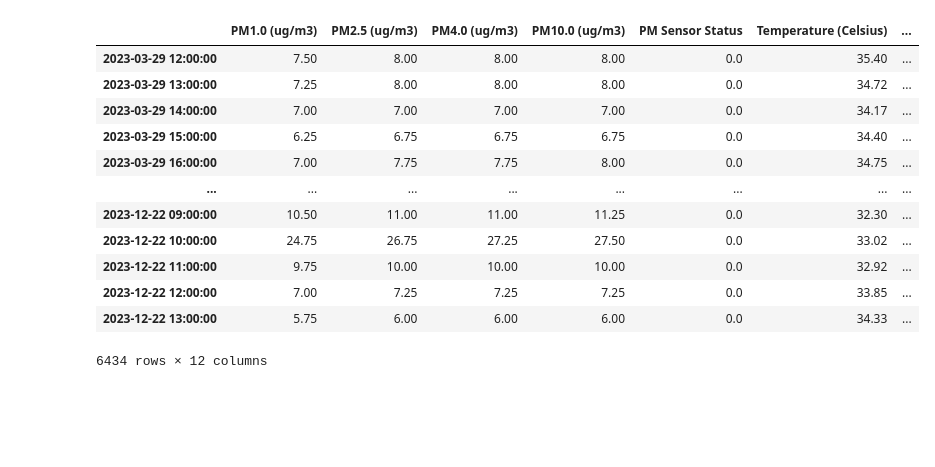
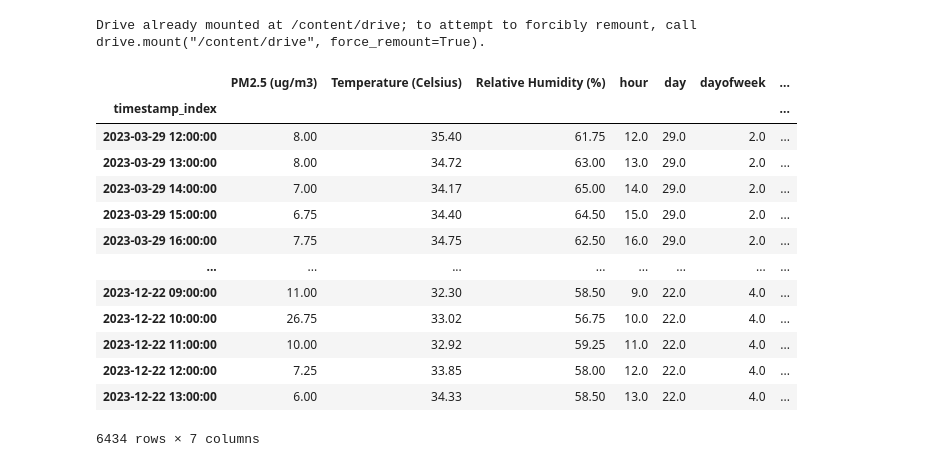
Before and after one commit to IshanBhanuka/FYP-DeepLearningmodel-for-PM2.5, a Jupyter notebook: randomforest.ipynb, the cells around one changed output. Drawn from its saved outputs; the diff is of its cells as text; code cells hidden in the pictures; blank space fills up the shorter version.

Commit message:
Edited using Colaboratory

```diff
--- a/randomforest.ipynb
+++ b/randomforest.ipynb
@@ -1,25 +1,31 @@
 # %% [markdown]
 <a href="https://colab.research.google.com/github/IshanBhanuka/FYP-DeepLearningmodel-for-PM2.5/blob/main/randomforest.ipynb" target="_parent"><img src="https://colab.research.google.com/assets/colab-badge.svg" alt="Open In Colab"/></a>
+# %%
+from google.colab import drive
+drive.mount('/content/drive')
+# %% [output]
+Drive already mounted at /content/drive; to attempt to forcibly remount, call drive.mount("/content/drive", force_remount=True).
 # %%
 import pandas as pd
 import matplotlib.pyplot as plt
 # %%
-data=pd.read_csv('/home/Galle.csv',parse_dates=['timestamp_index'],index_col=['timestamp_index'])
-data.index = pd.DatetimeIndex(data.index.values, freq='H')
+data=pd.read_csv('/content/drive/MyDrive/EE405 Undergraduate Project I_Group 11/E18324/Data/new_outliers/Galle.csv',parse_dates=['timestamp_index'],index_col='timestamp_index')
+#data.index = pd.DatetimeIndex(data.index.values, freq='H')
 Length=len(data)
-
+data = data.drop(['PM1.0 (ug/m3)', 'PM4.0 (ug/m3)', 'PM10.0 (ug/m3)','PM Sensor Status','Device Status'],axis=1)
 data
 # %% [output]
-|  | PM1.0 (ug/m3) | PM2.5 (ug/m3) | PM4.0 (ug/m3) | PM10.0 (ug/m3) | PM Sensor Status | Temperature (Celsius) | ... |
-| 2023-03-29 12:00:00 | 7.50 | 8.00 | 8.00 | 8.00 | 0.0 | 35.40 | ... |
-| 2023-03-29 13:00:00 | 7.25 | 8.00 | 8.00 | 8.00 | 0.0 | 34.72 | ... |
-| 2023-03-29 14:00:00 | 7.00 | 7.00 | 7.00 | 7.00 | 0.0 | 34.17 | ... |
-| 2023-03-29 15:00:00 | 6.25 | 6.75 | 6.75 | 6.75 | 0.0 | 34.40 | ... |
-| 2023-03-29 16:00:00 | 7.00 | 7.75 | 7.75 | 8.00 | 0.0 | 34.75 | ... |
+|  | PM2.5 (ug/m3) | Temperature (Celsius) | Relative Humidity (%) | hour | day | dayofweek | ... |
+| timestamp_index |  |  |  |  |  |  | ... |
+| 2023-03-29 12:00:00 | 8.00 | 35.40 | 61.75 | 12.0 | 29.0 | 2.0 | ... |
+| 2023-03-29 13:00:00 | 8.00 | 34.72 | 63.00 | 13.0 | 29.0 | 2.0 | ... |
+| 2023-03-29 14:00:00 | 7.00 | 34.17 | 65.00 | 14.0 | 29.0 | 2.0 | ... |
+| 2023-03-29 15:00:00 | 6.75 | 34.40 | 64.50 | 15.0 | 29.0 | 2.0 | ... |
+| 2023-03-29 16:00:00 | 7.75 | 34.75 | 62.50 | 16.0 | 29.0 | 2.0 | ... |
 | ... | ... | ... | ... | ... | ... | ... | ... |
-| 2023-12-22 09:00:00 | 10.50 | 11.00 | 11.00 | 11.25 | 0.0 | 32.30 | ... |
-| 2023-12-22 10:00:00 | 24.75 | 26.75 | 27.25 | 27.50 | 0.0 | 33.02 | ... |
-| 2023-12-22 11:00:00 | 9.75 | 10.00 | 10.00 | 10.00 | 0.0 | 32.92 | ... |
-| 2023-12-22 12:00:00 | 7.00 | 7.25 | 7.25 | 7.25 | 0.0 | 33.85 | ... |
-| 2023-12-22 13:00:00 | 5.75 | 6.00 | 6.00 | 6.00 | 0.0 | 34.33 | ... |
+| 2023-12-22 09:00:00 | 11.00 | 32.30 | 58.50 | 9.0 | 22.0 | 4.0 | ... |
+| 2023-12-22 10:00:00 | 26.75 | 33.02 | 56.75 | 10.0 | 22.0 | 4.0 | ... |
+| 2023-12-22 11:00:00 | 10.00 | 32.92 | 59.25 | 11.0 | 22.0 | 4.0 | ... |
+| 2023-12-22 12:00:00 | 7.25 | 33.85 | 58.00 | 12.0 | 22.0 | 4.0 | ... |
+| 2023-12-22 13:00:00 | 6.00 | 34.33 | 58.50 | 13.0 | 22.0 | 4.0 | ... |
-6434 rows × 12 columns
+6434 rows × 7 columns
```
Also changed, not shown: parts of 6 cells of this notebook.
